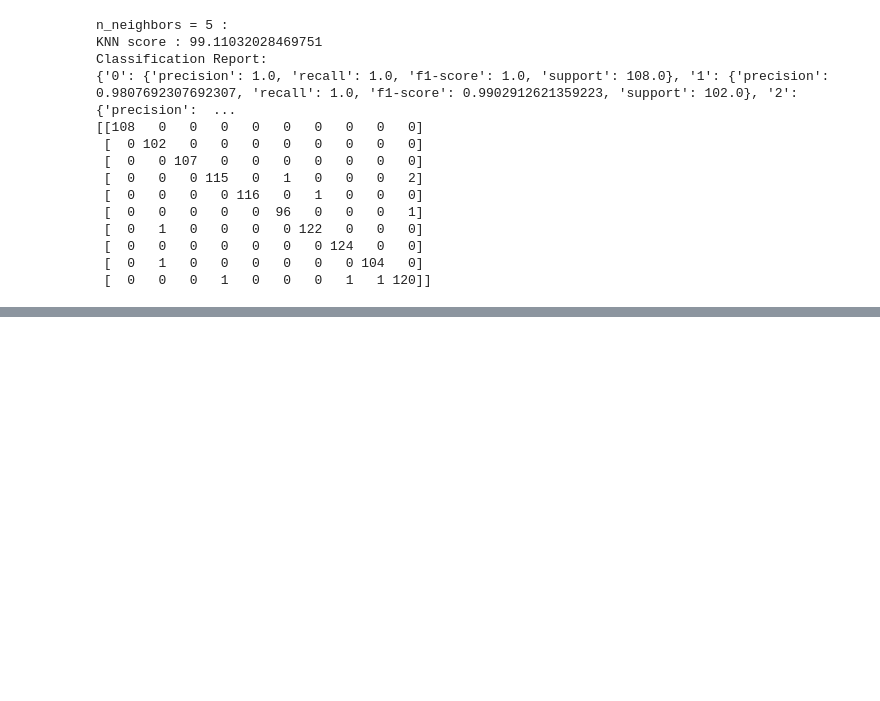
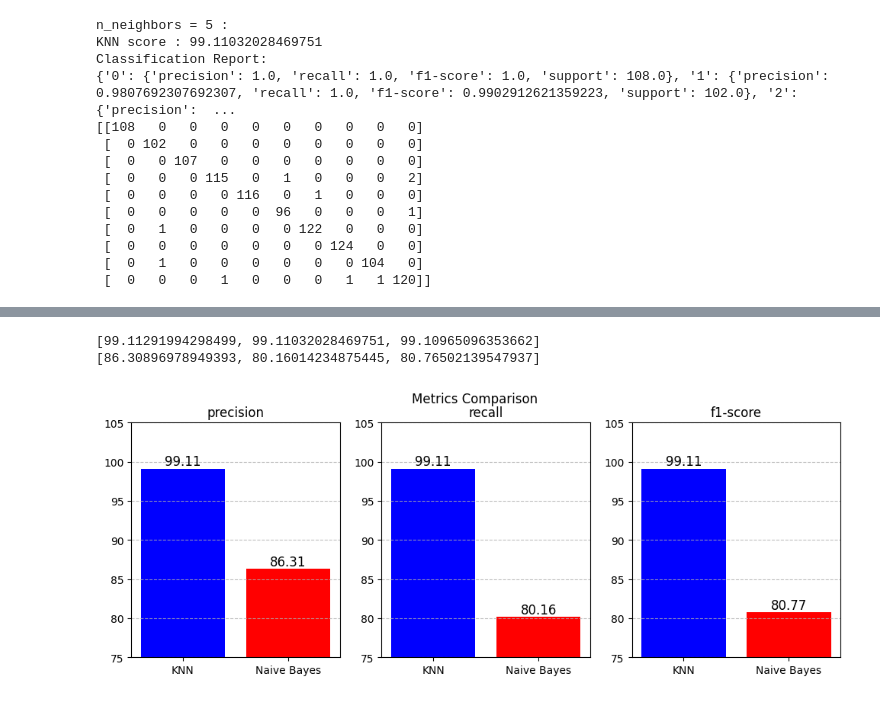
Before and after one commit to Muhammad-Abdullah-Feroz/Macine-Learning, a Jupyter notebook: OCR_Digits.ipynb, the cells around one changed output, grey strips where cells are left out. Drawn from its saved outputs; the diff is of its cells as text; code cells hidden in the pictures; blank space fills up the shorter version.

```diff
--- a/OCR_Digits.ipynb
+++ b/OCR_Digits.ipynb
@@ -304,0 +378,26 @@ float
+# %%
+fig, axes = plt.subplots(1, 3, figsize=(12, 4))
+fig.suptitle("Metrics Comparison")
+metrics = ["precision", "recall", "f1-score"]
+
+KNNmetrics = []
+NBmetrics = []
+for i in range(3):
+    KNNmetrics.append(models_precision["KNN"][metrics[i]]*100)
+    NBmetrics.append(models_precision["Naive Bayes"][metrics[i]]*100)
+
+
+for i in range(3):
+    axes[i].bar(["KNN", "Naive Bayes"], [KNNmetrics[i], NBmetrics[i]], color=colors[:2])
+    axes[i].set_title(metrics[i])
+    axes[i].set_ylim(75, 105)
+    axes[i].grid(axis='y', linestyle='--', alpha=0.8)
+    for j , (label,value) in enumerate(zip(["KNN", "Naive Bayes"], [KNNmetrics[i], NBmetrics[i]])):
+        axes[i].text(label, value+0.01, f"{value:.2f}", ha='center', va='bottom', fontsize=12)
+
+print(KNNmetrics)
+print(NBmetrics)
+# %% [output]
+[99.11291994298499, 99.11032028469751, 99.10965096353662]
+[86.30896978949393, 80.16014234875445, 80.76502139547937]
+[figure, added]
```
Also changed, not shown: parts of 13 cells of this notebook.
